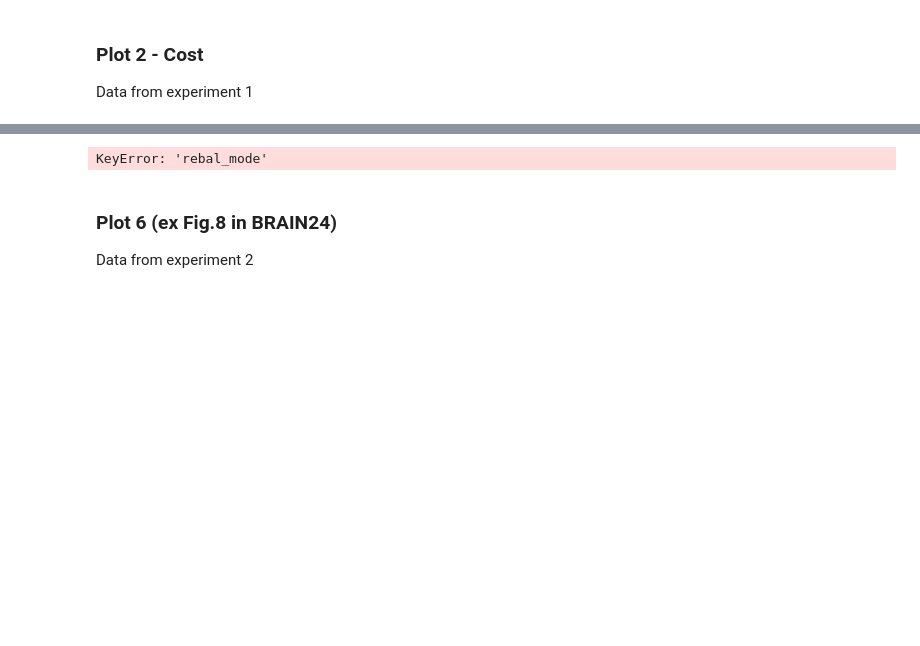
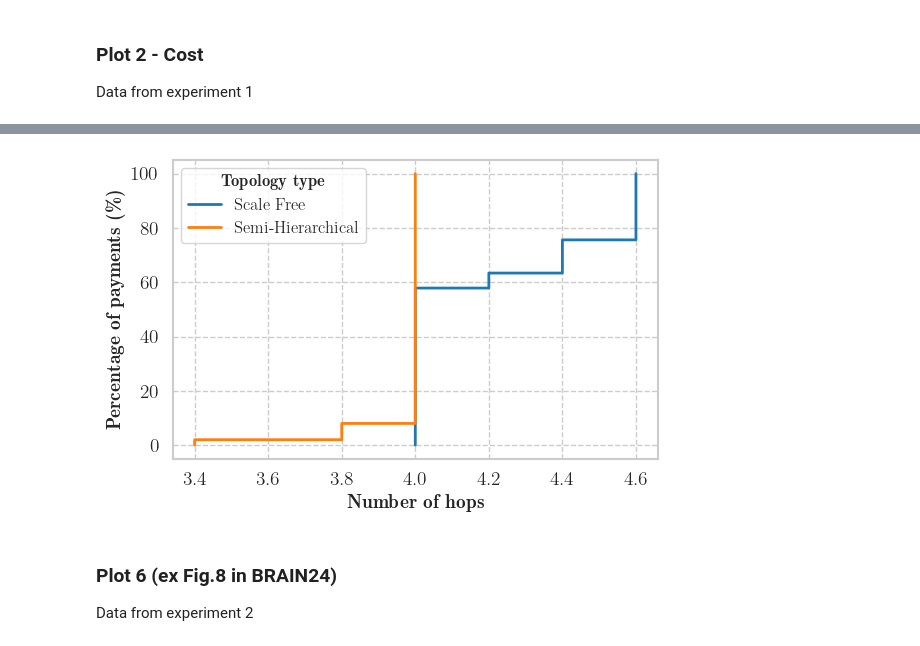
Before and after one commit to bancaditalia/itcoin-pcn-simulator, a Jupyter notebook: experiments/2024_COMCOM/COMCOM24.ipynb, the cells around one changed output, grey strips where cells are left out. Saved outputs shown, nothing was run; the diff lists cells and outputs as text; code cells hidden in the pictures; blank space fills up the shorter version.

```diff
--- a/experiments/2024_COMCOM/COMCOM24.ipynb
+++ b/experiments/2024_COMCOM/COMCOM24.ipynb
@@ -270,7 +368,7 @@ AttributeError: 'NoneType' object has no attribute 'remove'
 Data from experiment 1
 # %%
 filtered_exp_3_SH = exp_1_SH[(exp_1_SH['rebal_mode'] == 'Full') & (exp_1_SH['capacity'] == 0.001)]
-filtered_exp_3_SF = exp_3_SF[(exp_3_SF['rebal_mode'] == 'Full') & (exp_3_SF['capacity'] == 0.001)]
+filtered_exp_3_SF = exp_1_SF[(exp_1_SF['rebal_mode'] == 'Full') & (exp_1_SF['capacity'] == 0.001)]
 
 def hops_ecdf(hops_data):
     hops_data = literal_eval(hops_data)
@@ -294,34 +392,34 @@ fig, ax = plt.subplots(1, 1, figsize=(6,4))
 plt.step(
         SF_mean_x,
         SF_mean_y,
         where="post",
         color="tab:blue",
         linewidth=2,
         label="Scale Free",
         zorder=1,
     )
 plt.step(
         SH_mean_x,
         SH_mean_y,
         where="post",
         color="tab:orange",
         linewidth=2,
         label=r"Semi-Hierarchical",
         zorder=1,
     )
 ax.yaxis.set_major_formatter(ticker.PercentFormatter(xmax=1, decimals=0, is_latex=True))
 ax.set_ylabel(r"\begin{center}\textbf{Percentage of payments (\%)}\end{center}")
 ax.set_xlabel(r"\textbf{Number of hops}")
 plt.legend(title=r"\textbf{Topology type}")
 plt.tight_layout()
 plt.show()
 fig.savefig(
     "./plots/plot5.pdf",
     format="pdf"
 )
 plt.close(fig)
 # %% [output]
-KeyError: 'rebal_mode'
+[figure, added]
 # %% [markdown]
 ### Plot 6 (ex Fig.8 in BRAIN24)
 Data from experiment 2
```
Also changed, not shown: parts of 13 cells of this notebook.
